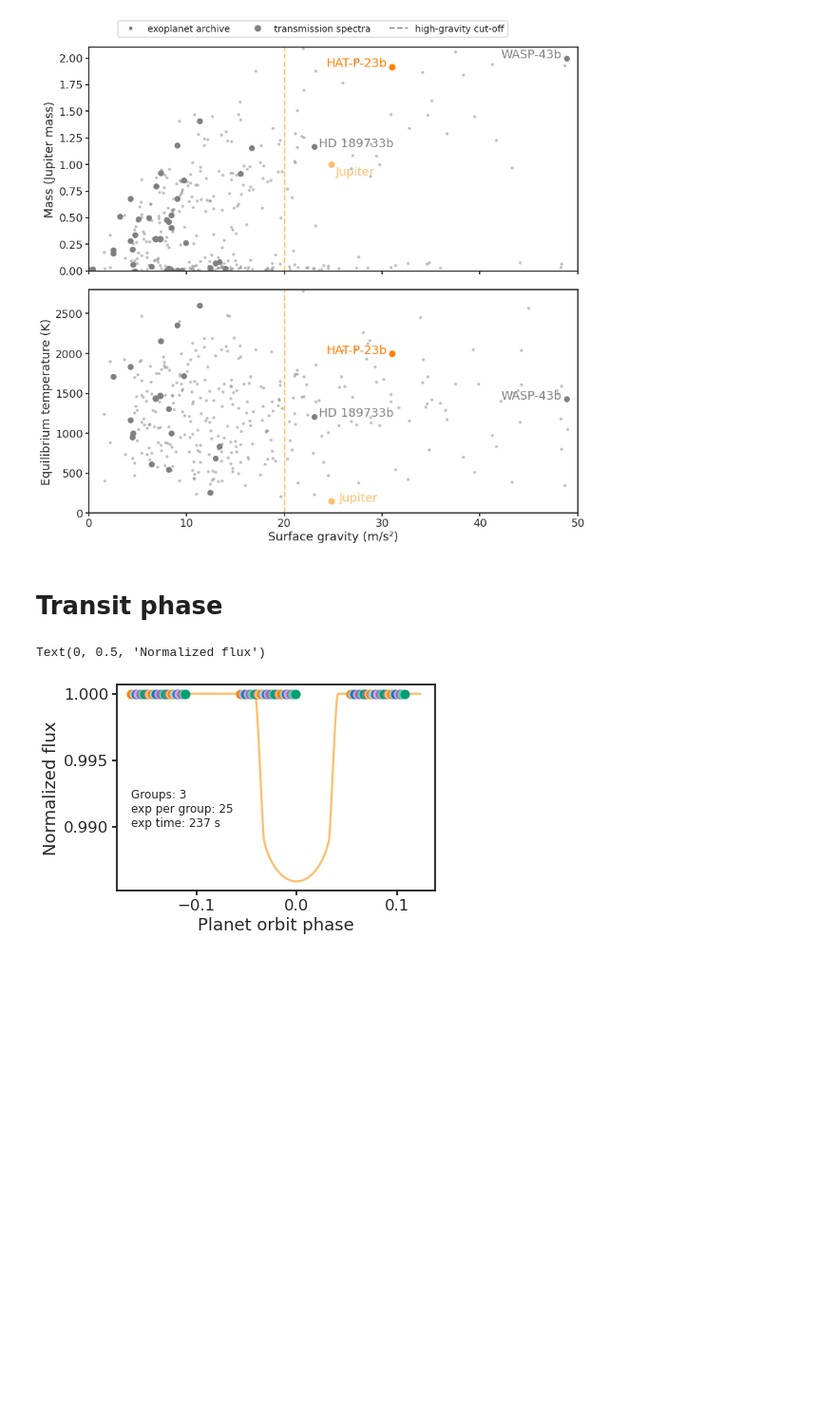
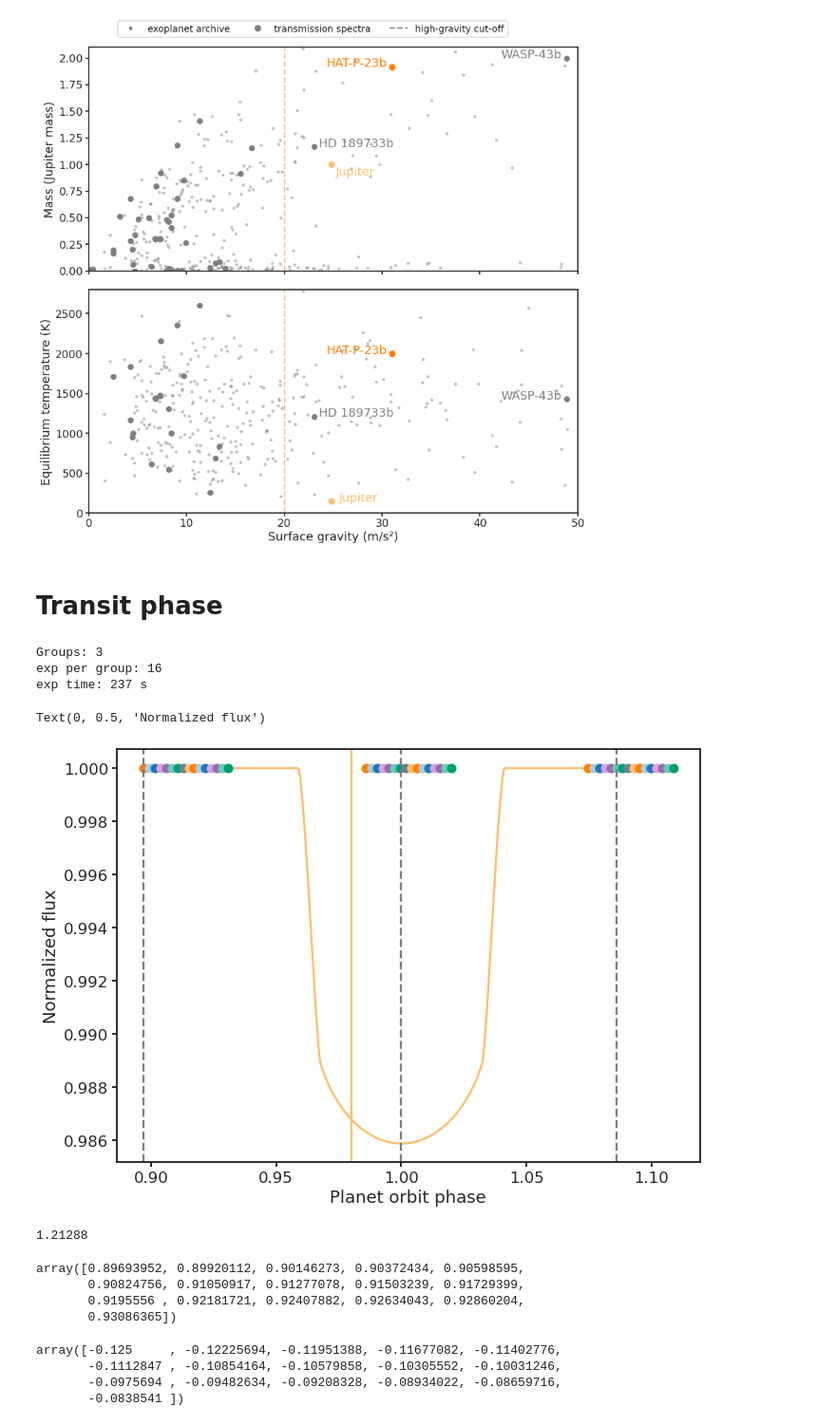
Before and after one commit to icweaver/HST_WFC3_UVIS_G280_sim, a Jupyter notebook: estimate_precision.ipynb, the cells around one changed output. Shown: that part at 95% size. Cells and saved outputs as stored; diff of their text form; code cells hidden in the pictures; blank space fills up the shorter version.

Commit message:
added phase visualizer

```diff
--- a/estimate_precision.ipynb
+++ b/estimate_precision.ipynb
@@ -529,7 +529,7 @@ params.w = 90.                        #longitude of periastron (in degrees)
 params.limb_dark = "linear"        #limb darkening model
 params.u = [0.4]      #limb darkening coefficients [u1, u2, u3, u4]
 
-t = np.linspace(-0.2, 0.15, 1000)   # days
+t = np.linspace(0 - 3 / 24, 0 + 2.5 / 24, 1000)   # days
 phase = get_phases(t, params.per, params.t0)
 m = batman.TransitModel(params, t)    #initializes model
 flux = m.light_curve(params)
@@ -543,40 +543,75 @@ t_exp = 0.00274306 # 237 s
 
 ########
 N_g = 3
-N_exp_g = 24 + 1
+N_exp_g = 16
 t_group = N_exp_g * t_exp
 
 # Phase points sampled
 t_start = t[0]
 t_end = t_start + N_exp_g * t_exp
 t_group_1 = np.linspace(t_start, t_end, N_exp_g, endpoint=False)
 
 ts = [t_group_1]
 for i in range(N_g - 1):
     t_start = ts[i][-1] + P_HST
     t_end = t_start + t_group
     ts.append(np.linspace(t_start, t_end, N_exp_g, endpoint=False))
 
 t_groups = np.array(ts)
 
 phase_groups = []
 for t_group in t_groups:
     phase_groups.append(get_phases(t_group, params.per, params.t0))
 phase_groups = np.array(phase_groups)
 
 ######
 # Plot
 ######
-plt.plot(phase, flux)
-plt.plot(phase_groups, np.ones_like(phase_groups), 'o')
-plt.annotate(
-    f"Groups: {N_g}\nexp per group: {N_exp_g}\nexp time: {int(t_exp * 86_400)} s",
-    (-0.165, 0.99),
-    fontsize=12
-)
+fig, ax = plt.subplots(figsize=FIG_WIDE)
+ax.plot(phase + 1, flux)
+ax.plot(phase_groups + 1, np.ones_like(phase_groups), 'o')
+# ax.annotate(
+#     f"Groups: {N_g}\nexp per group: {N_exp_g}\nexp time: {int(t_exp * 86_400)} s",
+#     (-0.165, 0.99),
+#     fontsize=12
+# )
+print(f"Groups: {N_g}\nexp per group: {N_exp_g}\nexp time: {int(t_exp * 86_400)} s")
+ax.axvline(phase[0] + 1, ls='--', color="grey")
+ax.axvline(phase[-1] + 1, ls='--', color="grey")
+ax.axvline(1, ls='--', color="grey")
+
+ax.axvline(0.98)
 
 plt.xlabel("Planet orbit phase")
 plt.ylabel("Normalized flux")
 # %% [output]
-Text(0, 0.5, 'Normalized flux')
+Groups: 3
+exp per group: 16
+exp time: 237 s
+Text(0, 0.5, 'Normalized flux')
-[figure, old version]
+[figure, new version]
+# %%
+params.per
+# %% [output]
+1.21288
+# %%
+get_phases(ts[0], params.per, params.t0) + 1
+# %% [output]
+array([0.89693952, 0.89920112, 0.90146273, 0.90372434, 0.90598595,
+       0.90824756, 0.91050917, 0.91277078, 0.91503239, 0.91729399,
+       0.9195556 , 0.92181721, 0.92407882, 0.92634043, 0.92860204,
+       0.93086365])
+# %%
+t_group_1 = np.linspace(
+    t[0],
+    t[0] + N_exp_g * t_exp,
+    N_exp_g,
+    endpoint=False,
+)
+
+t_group_1#.shape
+# %% [output]
+array([-0.125     , -0.12225694, -0.11951388, -0.11677082, -0.11402776,
+       -0.1112847 , -0.10854164, -0.10579858, -0.10305552, -0.10031246,
+       -0.0975694 , -0.09482634, -0.09208328, -0.08934022, -0.08659716,
+       -0.0838541 ])
```
Also changed, not shown: parts of 5 cells of this notebook, 2 other files.
